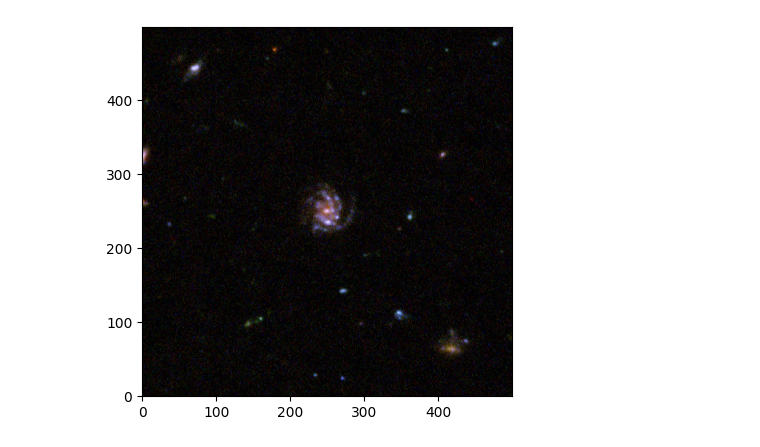
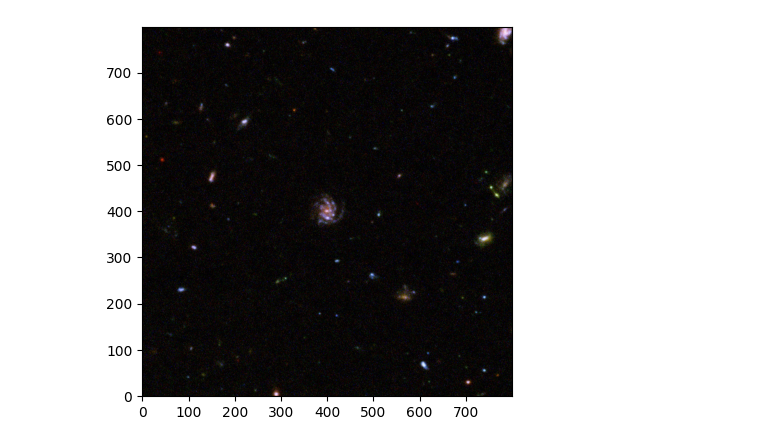
Before and after one commit to OliverRedhead/Gravitational-Lensing, a Jupyter notebook: wk3/double_source_oli/figures_in/isolating_galaxies.ipynb, the cells around one changed output. Drawn from its saved outputs; the diff is of its cells as text; code cells hidden in the pictures.

```diff
--- a/wk3/double_source_oli/figures_in/isolating_galaxies.ipynb
+++ b/wk3/double_source_oli/figures_in/isolating_galaxies.ipynb
@@ -12,15 +12,15 @@ img = np.array(Image.open("hubble_deep.jpg"))
 %matplotlib inline
 import matplotlib.pyplot
 # %%
-d=250
+d=400
 
 x=743
 y=509
 
 plt.imshow(img[y-d:y+d, x-d:x+d], origin='lower')
 plt.savefig("spiral_1.png")
-np.save("spiral_1.npy",img[y-d:y+d, x-d:x+d] )
+np.save("spiral_1.npy",np.sum(img[y-d:y+d, x-d:x+d], axis=-1) )
 plt.show()
 # %% [output]
-[figure, old version]
+[figure, new version]
 # %%
```
Also changed, not shown: parts of 2 cells of this notebook, 49 other files.
